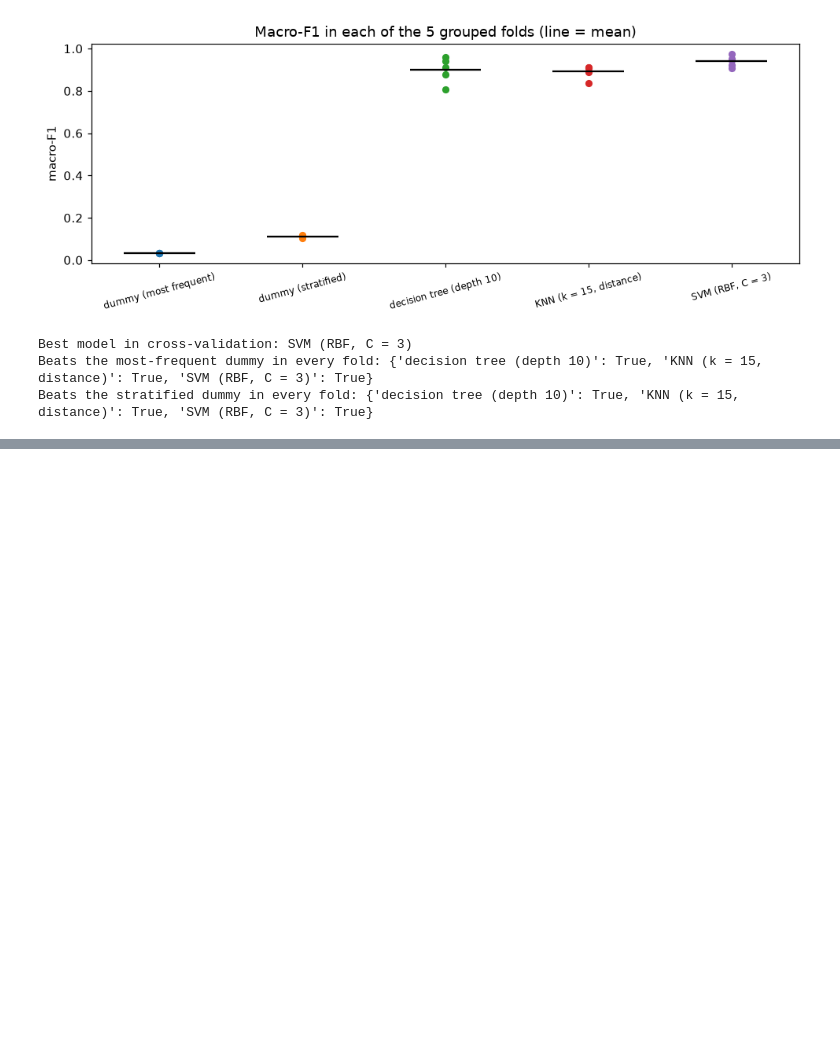
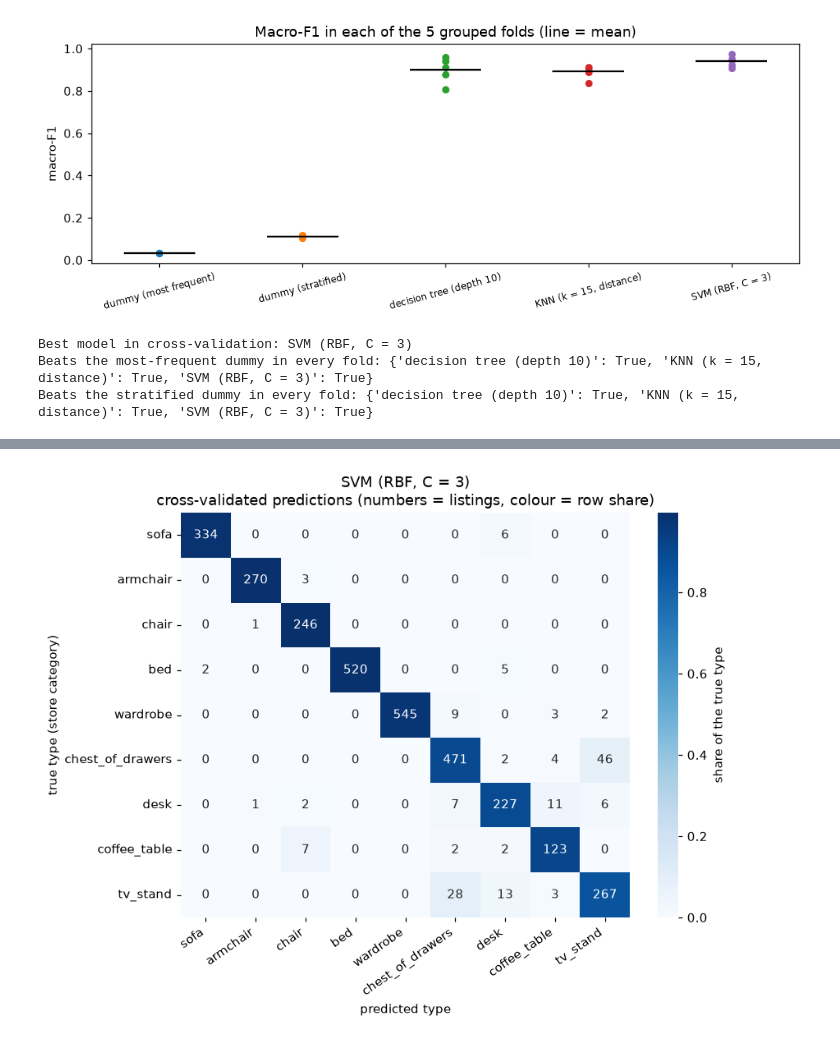
Before and after one commit to a100miles/furniture-prediction-ml, a Jupyter notebook: furniture_classification.ipynb, the cells around one changed output, grey strips where cells are left out. Saved outputs shown, nothing was run; the diff lists cells and outputs as text; code cells hidden in the pictures; blank space fills up the shorter version.

```diff
--- a/furniture_classification.ipynb
+++ b/furniture_classification.ipynb
@@ -581,0 +587,4 @@ Beats the stratified dummy in every fold: {'decision tree (depth 10)': True, 'KN
+# %%
+best_model = final_models[best_name]
+oof = cross_val_predict(make_pipeline(best_model), X_train, y_train, groups=g_train, cv=cv)
+print(classification_report(y_train, oof, labels=TYPES, digits=3))
@@ -581,0 +607,14 @@ Beats the stratified dummy in every fold: {'decision tree (depth 10)': True, 'KN
+# %%
+def plot_confusion(y_true, y_pred, title):
+    cm = confusion_matrix(y_true, y_pred, labels=TYPES)
+    cm_norm = cm / cm.sum(axis=1, keepdims=True)
+    plt.figure(figsize=(8, 6.3))
+    sns.heatmap(cm_norm, annot=cm, fmt="d", cmap="Blues", xticklabels=TYPES, yticklabels=TYPES,
+                cbar_kws={"label": "share of the true type"})
+    plt.xlabel("predicted type"); plt.ylabel("true type (store category)"); plt.title(title)
+    plt.xticks(rotation=35, ha="right"); plt.tight_layout(); plt.show()
+    return cm
+
+cm_oof = plot_confusion(y_train, oof, f"{best_name}\ncross-validated predictions (numbers = listings, colour = row share)")
+# %% [output]
+[figure, added]
```
Also changed, not shown: parts of 14 cells of this notebook, 1 other file.
